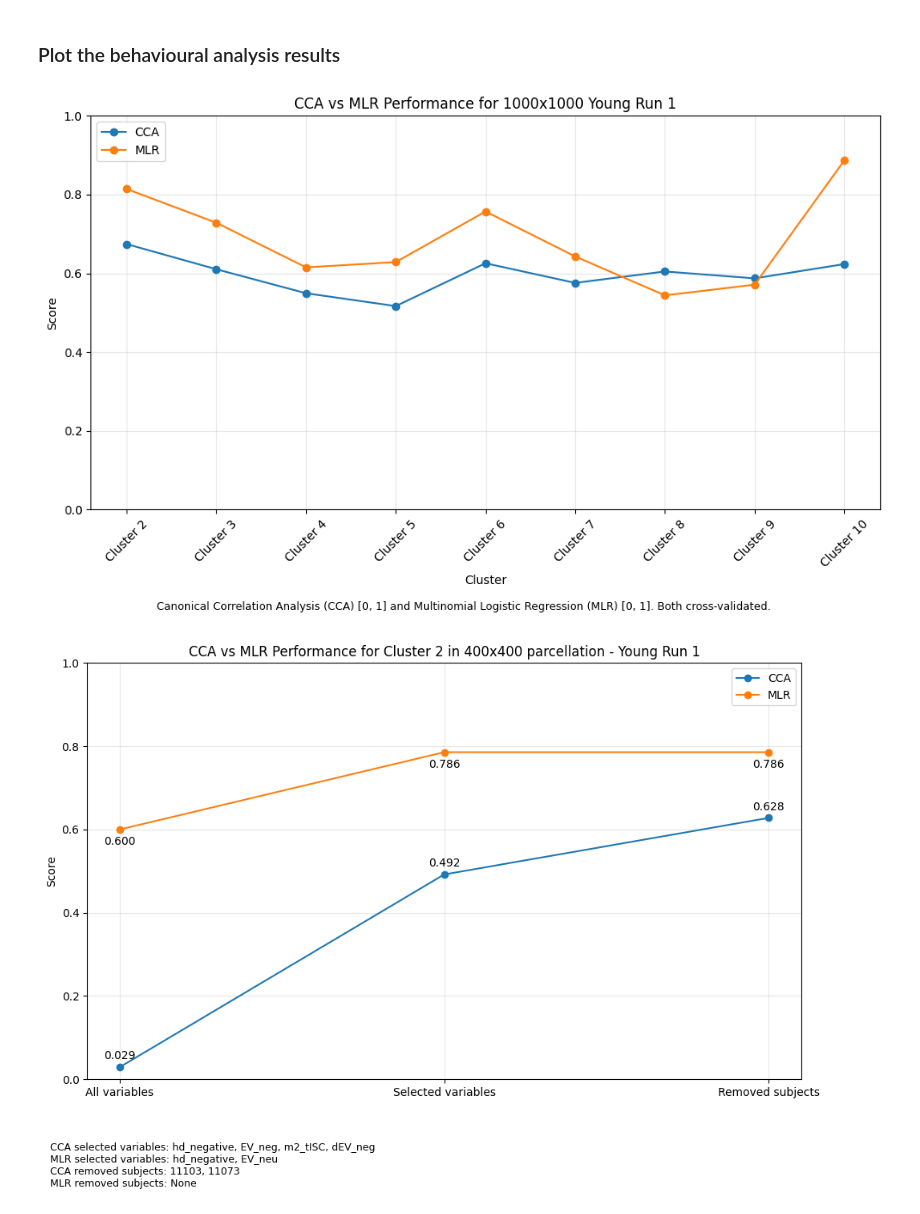
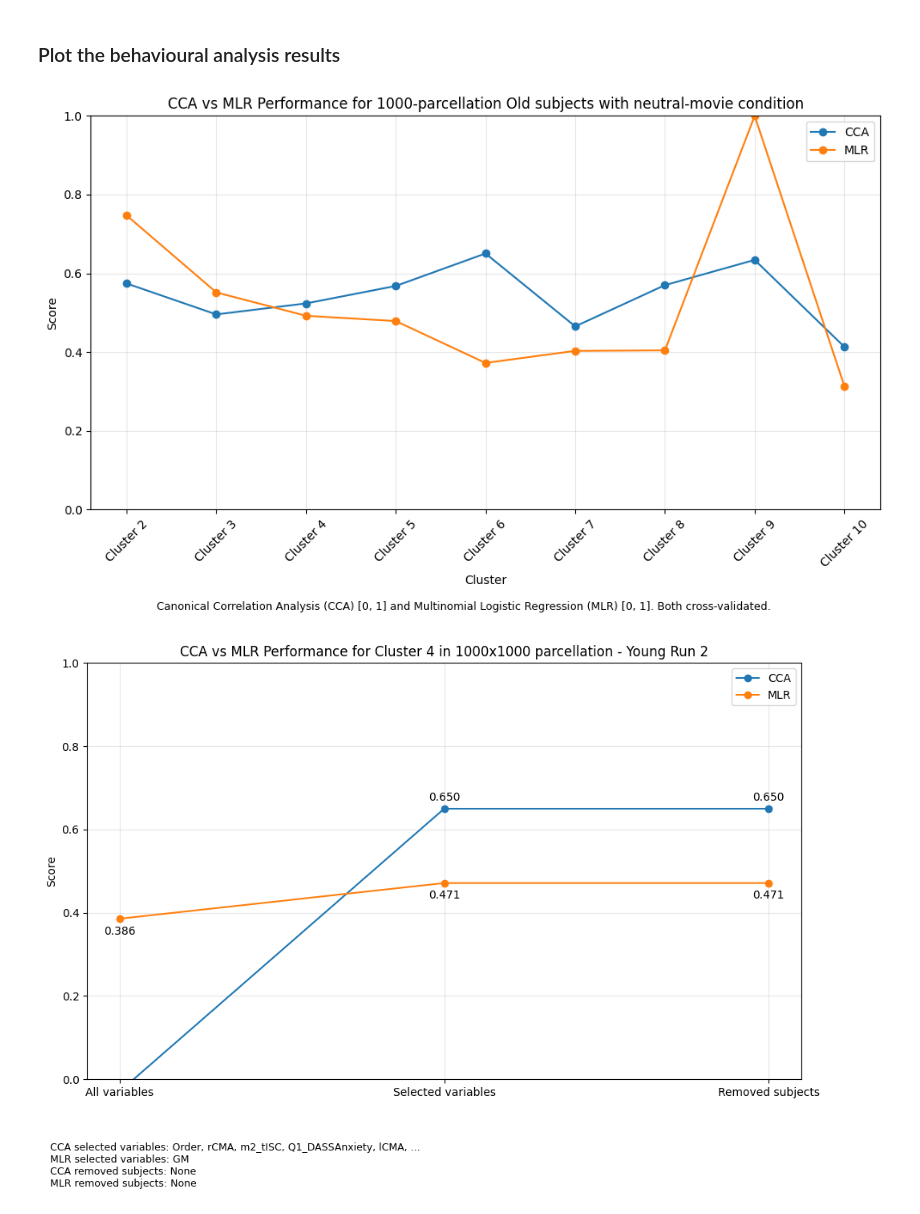
Before and after one commit to Oddrne/Master-Thesis-Autoencoder-and-UMAP-clustering-on-functional-connectivity, a Jupyter notebook: main.ipynb, the cells around one changed output. Drawn from its saved outputs; the diff is of its cells as text; code cells hidden in the pictures.

Commit message:
The best clusterings - MLR CCA trend

```diff
--- a/main.ipynb
+++ b/main.ipynb
@@ -475,45 +475,63 @@ with open("Results\\400x400_Old_run1_cluster_behavioural_results.json", "w") as
 # %%
 from Evaluate_models_clean import plot_cca_mlr_across_clusters
 
-parcellation = 400
+parcellation = 1000
 Age = "O"
 run = 1
 
 if Age == "Y":
     n_subjects = 71
     Age_name = "Young"
 elif Age == "O":
     n_subjects = 68
     Age_name = "Old"
 
 ids = f"{parcellation}x{parcellation}_{n_subjects}_{Age}_subjects_run{run}_cluster_"
 cluster_number = 4
 
 if run == 1:
     movie = "neutral"
 elif run == 2:
     movie = "negative"
 title = f"CCA vs MLR Performance for {parcellation}-parcellation {Age_name} subjects with {movie}-movie condition"
 
 
 name = f"{parcellation}x{parcellation}_{Age_name}_run{run}"
 json_path = f"Results\\{name}_cluster_behavioural_results.json"
 save_path = f"Figures\\CCA and MLR scores across clusters\\{name}_cluster_metric_relationship.png"
 
 results = plot_cca_mlr_across_clusters(json_path, title=title, save_path=save_path)
 # %% [output]
-[figure, old version]
+[figure, new version]
 # %%
 from Evaluate_models_clean import plot_single_cluster_cca_mlr_variants
 
-parcellation =
+parcellation = 1000
+Age = "Y"
+run = 2
 
-json_path = "Results\\400x400_Young_run1_cluster_behavioural_results.json"
-ideal_cluster_number = "2"  # Set this to the cluster number you want to plot
-title = f"CCA vs MLR Performance for Cluster {ideal_cluster_number} in 400x400 parcellation - Young Run 1"
+if Age == "Y":
+    n_subjects = 71
+    Age_name = "Young"
+elif Age == "O":
+    n_subjects = 68
+    Age_name = "Old"
 
-results = plot_single_cluster_cca_mlr_variants(json_path=json_path, cluster_number=ideal_cluster_number, title=title)
+ids = f"{parcellation}x{parcellation}_{n_subjects}_{Age}_subjects_run{run}_cluster_"
+cluster_number = 4
+
+if run == 1:
+    movie = "neutral"
+elif run == 2:
+    movie = "negative"
+title = f"CCA vs MLR Performance for {parcellation}-parcellation {Age_name} subjects with {movie}-movie condition - Cluster {cluster_number}"
+
+json_path = f"Results\\{parcellation}x{parcellation}_{Age_name}_run{run}_cluster_behavioural_results.json"
+title = f"CCA vs MLR Performance for Cluster {cluster_number} in {parcellation}x{parcellation} parcellation - {Age_name} Run {run}"
+save_path = f"Figures\\CCA and MLR scores for best cluster\\{parcellation}x{parcellation}_{Age_name}_run{run}_cluster_{cluster_number}_metric_relationship.png"
+
+results = plot_single_cluster_cca_mlr_variants(json_path=json_path, cluster_number=cluster_number, title=title, save_path=save_path)
 # %% [output]
-[figure, old version]
+[figure, new version]
 # %%
 # Compare the common variables and removed subjects across clusters
```
Also changed, not shown: parts of 1 cell of this notebook, 15 other files.
